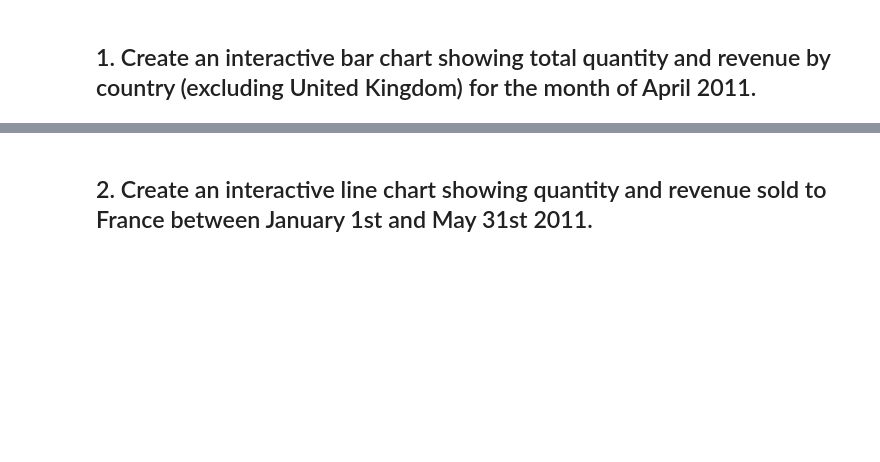
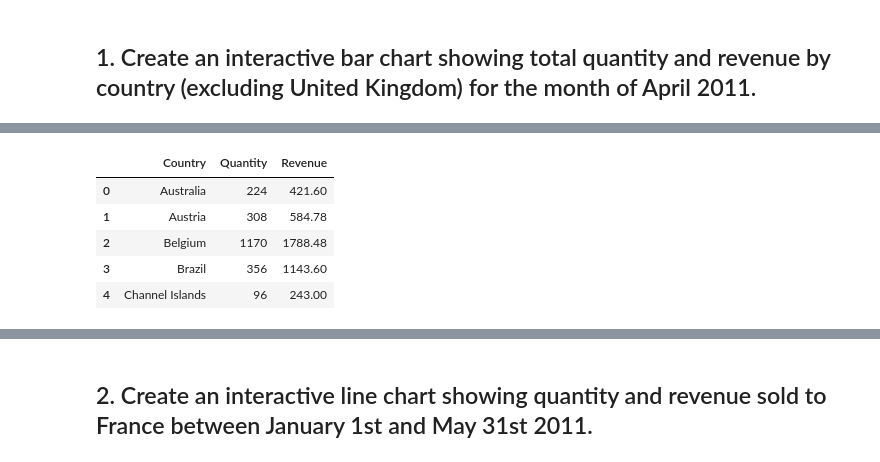
Before and after one commit to Ironhack-Data-Madrid-Octubre-2023/5.2-lab_interactive_visualization, a Jupyter notebook: your-code/main.ipynb, the cells around one changed output, grey strips where cells are left out. Cells and saved outputs as stored; diff of their text form; code cells hidden in the pictures; blank space fills up the shorter version.

```diff
--- a/your-code/main.ipynb
+++ b/your-code/main.ipynb
@@ -13,0 +69,13 @@ cf.go_offline()
+# %%
+data = df[(df['Country'] != 'United Kingdom') & (df['InvoiceDate'] >= '2011-04-01') & (df['InvoiceDate'] <= '2011-04-30')]
+
+data = data.groupby('Country').agg({'Quantity': 'sum', 'Revenue': 'sum'}).reset_index()
+
+data.head()
+# %% [output]
+|  | Country | Quantity | Revenue |
+| 0 | Australia | 224 | 421.60 |
+| 1 | Austria | 308 | 584.78 |
+| 2 | Belgium | 1170 | 1788.48 |
+| 3 | Brazil | 356 | 1143.60 |
+| 4 | Channel Islands | 96 | 243.00 |
```
Also changed, not shown: parts of 15 cells of this notebook.
